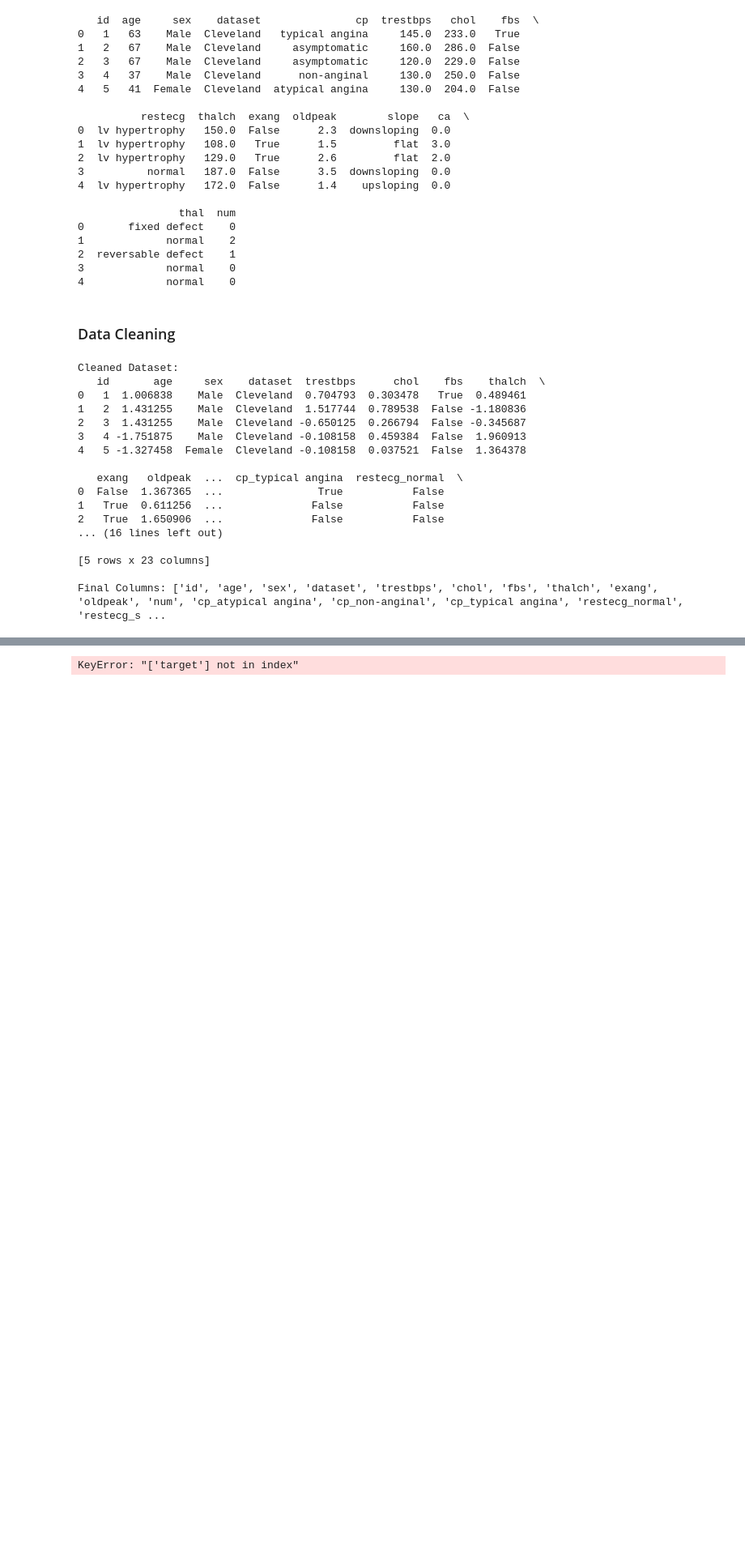
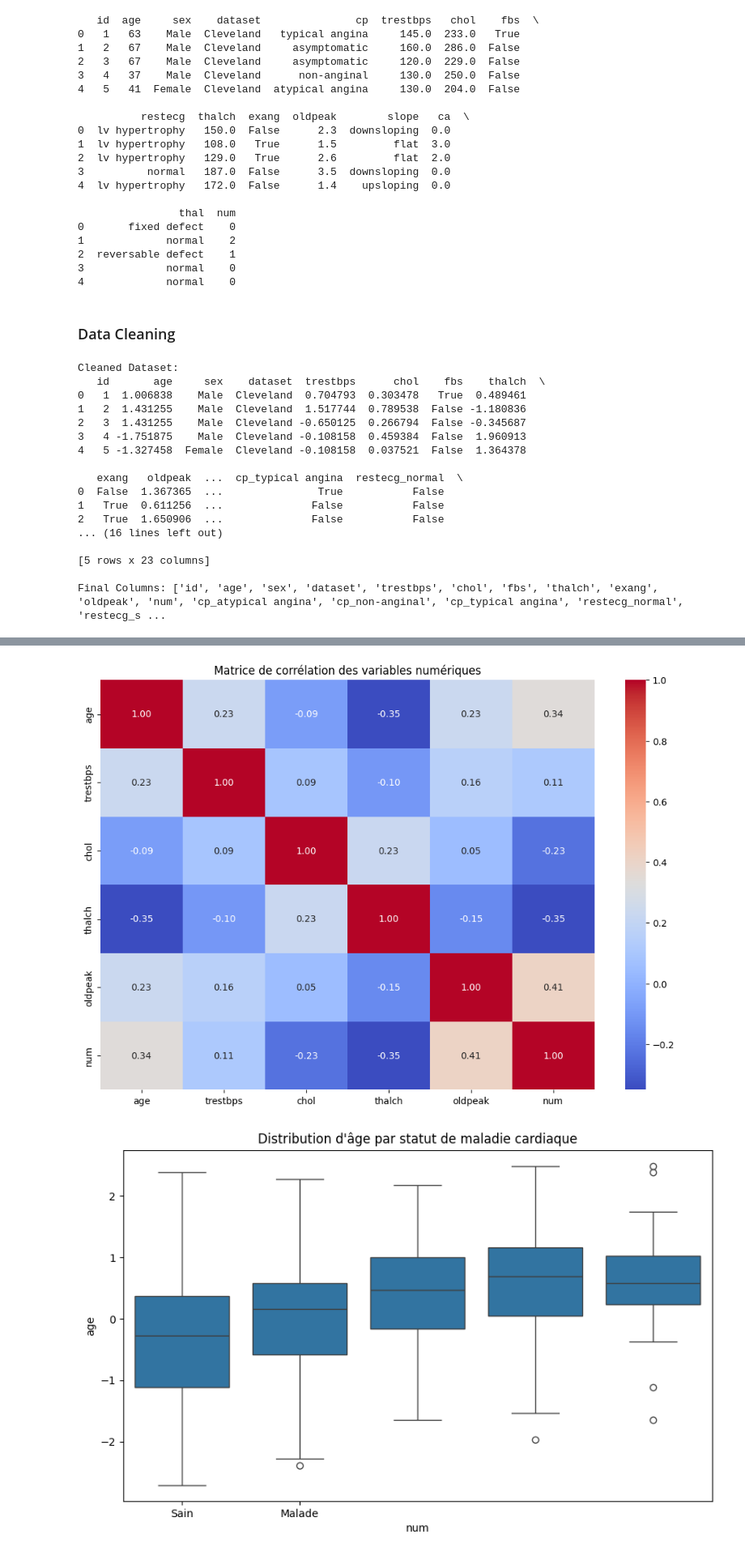
Before and after one commit to barkiayoub/ML-Model-Comparison, a Jupyter notebook: heart-disease-uci.ipynb, the cells around one changed output, grey strips where cells are left out. Shown at 81% size. Drawn from its saved outputs; the diff is of its cells as text; code cells hidden in the pictures; blank space fills up the shorter version.

```diff
--- a/heart-disease-uci.ipynb
+++ b/heart-disease-uci.ipynb
@@ -146,15 +139,15 @@ print("2. Corrélations avec la cible")
 print("="*50)
 
 # Corrélations numériques
-corr_matrix = df[num_cols + ['target']].corr()
-target_corr = corr_matrix['target'].sort_values(ascending=False)
+corr_matrix = df[num_cols + ['num']].corr()
+target_corr = corr_matrix['num'].sort_values(ascending=False)
 
 print("\nCorrélation des variables numériques avec la cible :")
 print(target_corr)
 
 # Corrélations pour les variables catégorielles encodées
 encoded_cat_cols = [col for col in df.columns if any(col.startswith(c) for c in cat_cols)]
-cat_target_corr = df[encoded_cat_cols + ['target']].corr()['target'].sort_values(ascending=False)
+cat_target_corr = df[encoded_cat_cols + ['num']].corr()['num'].sort_values(ascending=False)
 
 print("\nCorrélation des variables catégorielles avec la cible :")
 print(cat_target_corr.head(10))
@@ -173,21 +166,21 @@ plt.show()
 
 # Relation entre l'âge et la cible
 plt.figure(figsize=(10, 6))
-sns.boxplot(x='target', y='age', data=df)
+sns.boxplot(x='num', y='age', data=df)
 plt.title('Distribution d\'âge par statut de maladie cardiaque')
 plt.xticks([0, 1], ['Sain', 'Malade'])
 plt.show()
 
 # Scatter plot: Cholesterol vs Max Heart Rate
 plt.figure(figsize=(10, 6))
-sns.scatterplot(x='chol', y='thalachh', hue='target', data=df, alpha=0.7)
+sns.scatterplot(x='chol', y='thalch', hue='num', data=df, alpha=0.7)
 plt.title('Relation entre Cholestérol et Rythme Cardiaque Maximal')
 plt.xlabel('Cholestérol (mg/dl)')
 plt.ylabel('Rythme Cardiaque Max')
 plt.show()
 
 # Pairplot pour les variables clés
-sns.pairplot(df[['age', 'trestbps', 'chol', 'thalachh', 'target']], hue='target', corner=True)
+sns.pairplot(df[['age', 'trestbps', 'chol', 'thalch', 'num']], hue='num', corner=True)
 plt.suptitle('Relations multivariées entre variables clés', y=1.02)
 plt.show()
 # %% [output]
@@ -197 +204,2 @@ plt.show()
-KeyError: "['target'] not in index"
+[figure, added]
+[figure, added]
```
Also changed, not shown: parts of 2 cells of this notebook.
